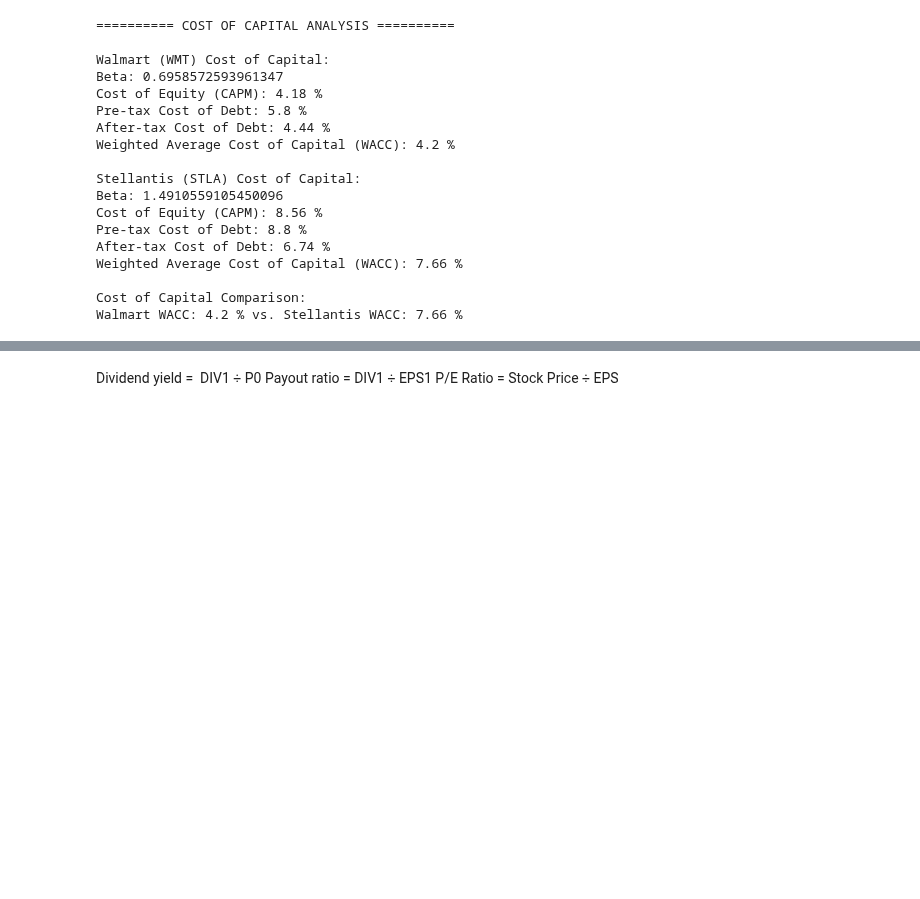
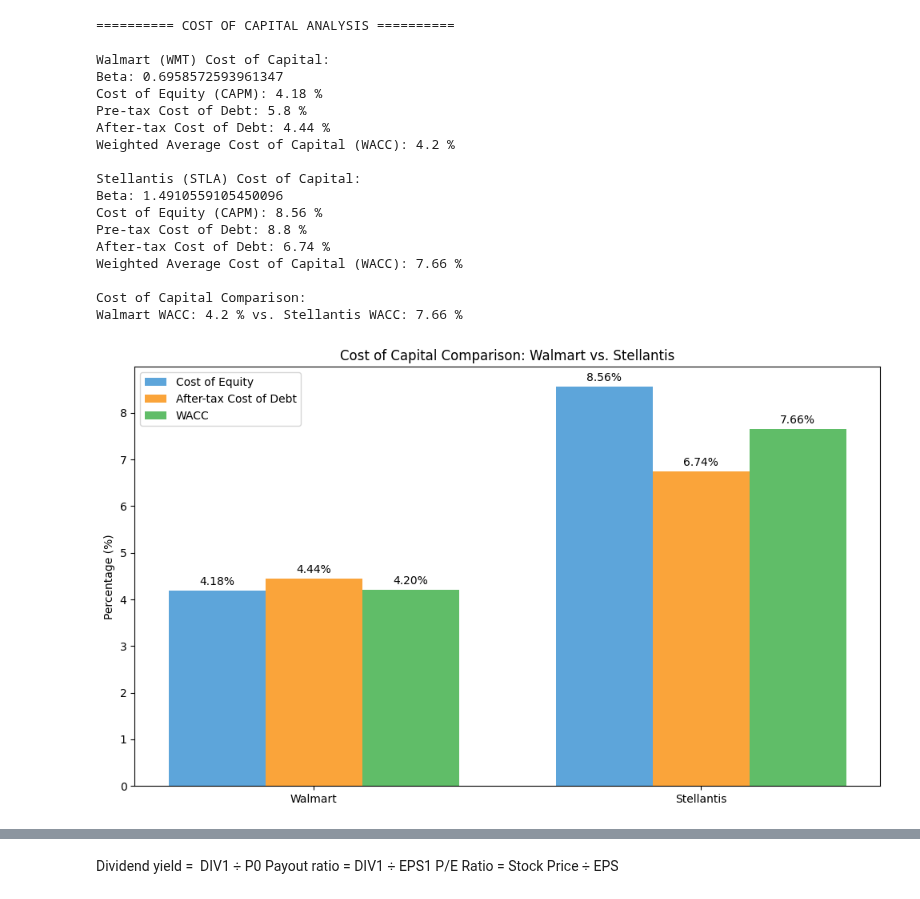
Before and after one commit to simonefilosofi/STLA-and-WMT-financial-analysis, a Jupyter notebook: CapitalStructure&Dividends.ipynb, the cells around one changed output, grey strips where cells are left out. Saved outputs shown, nothing was run; the diff lists cells and outputs as text; code cells hidden in the pictures; blank space fills up the shorter version.

```diff
--- a/CapitalStructure&Dividends.ipynb
+++ b/CapitalStructure&Dividends.ipynb
@@ -130,3 +251,48 @@ Weighted Average Cost of Capital (WACC): 7.66 %
 
 Cost of Capital Comparison:
 Walmart WACC: 4.2 % vs. Stellantis WACC: 7.66 %
+# %%
+# Add visualization for cost of capital comparison
+import matplotlib.pyplot as plt
+import numpy as np
+
+# Data preparation
+companies = ['Walmart', 'Stellantis']
+cost_of_equity = [wmt_cost_of_equity * 100, stla_cost_of_equity * 100]
+after_tax_cost_of_debt = [wmt_after_tax_cost_of_debt * 100, stla_after_tax_cost_of_debt * 100]
+wacc = [wmt_wacc * 100, stla_wacc * 100]
+
+# Setting up grouped bar chart
+x = np.arange(len(companies))
+width = 0.25
+
+fig, ax = plt.subplots(figsize=(10, 6))
+rects1 = ax.bar(x - width, cost_of_equity, width, label='Cost of Equity', color='#5da5da')
+rects2 = ax.bar(x, after_tax_cost_of_debt, width, label='After-tax Cost of Debt', color='#faa43a')
+rects3 = ax.bar(x + width, wacc, width, label='WACC', color='#60bd68')
+
+# Add labels, title and legend
+ax.set_ylabel('Percentage (%)')
+ax.set_title('Cost of Capital Comparison: Walmart vs. Stellantis')
+ax.set_xticks(x)
+ax.set_xticklabels(companies)
+ax.legend()
+
+# Add value labels on top of bars
+def add_labels(rects):
+    for rect in rects:
+        height = rect.get_height()
+        ax.annotate(f'{height:.2f}%',
+                    xy=(rect.get_x() + rect.get_width() / 2, height),
+                    xytext=(0, 3),
+                    textcoords="offset points",
+                    ha='center', va='bottom')
+
+add_labels(rects1)
+add_labels(rects2)
+add_labels(rects3)
+
+plt.tight_layout()
+plt.show()
+# %% [output]
+[figure, added]
```
Also changed, not shown: parts of 9 cells of this notebook.
